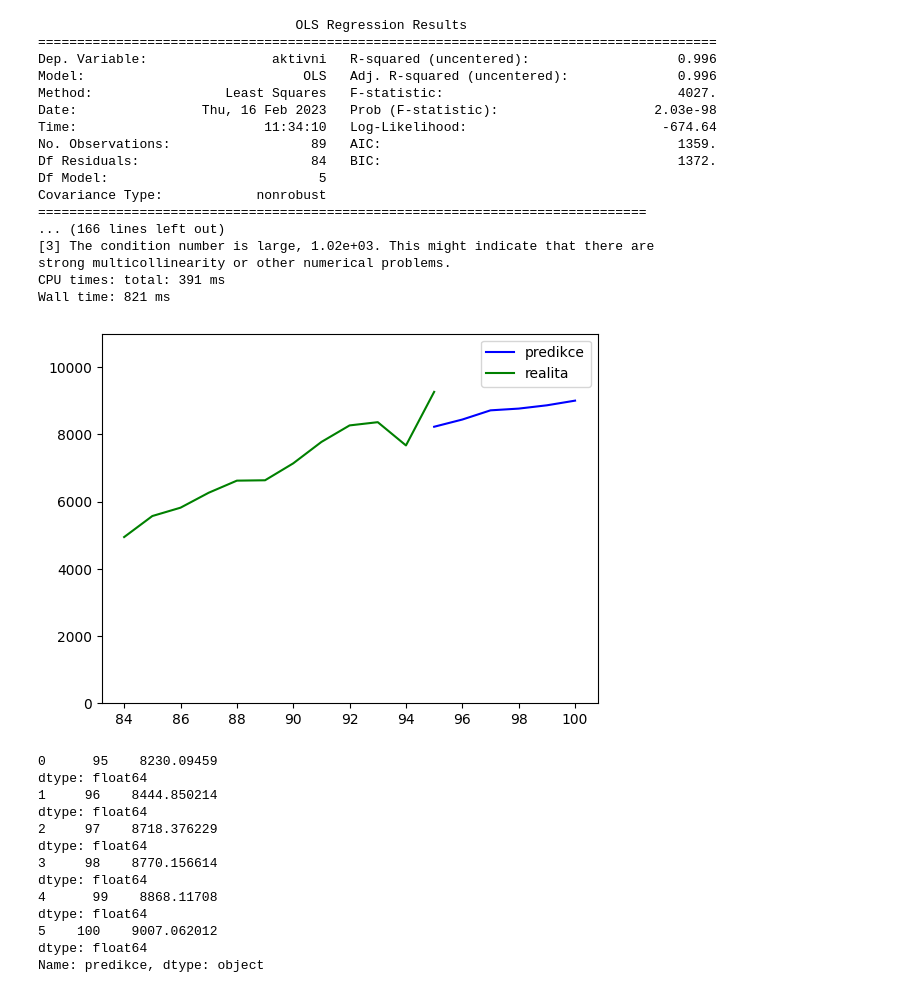
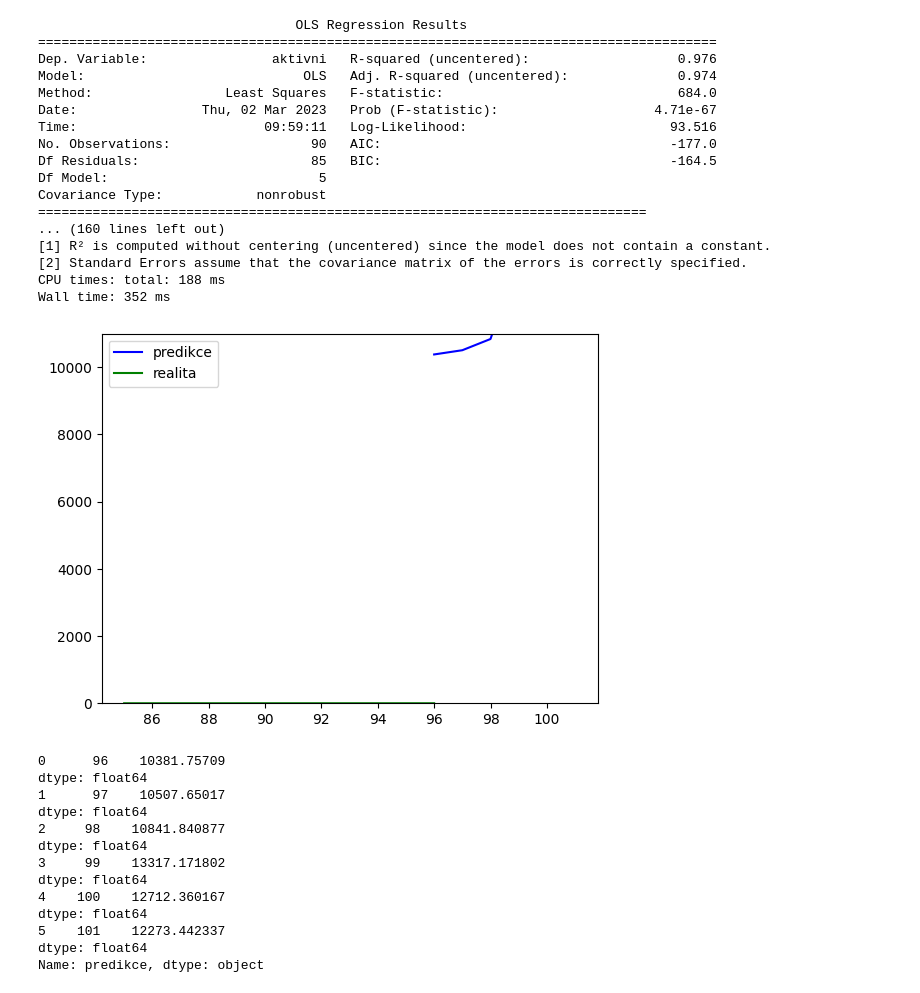
Before and after one commit to HonzaHalik/sws, a Jupyter notebook: code/predictive modeling/funkcni/ols pulrok.ipynb, the cells around one changed output. Cells and saved outputs as stored; diff of their text form; code cells hidden in the pictures.

```diff
--- a/code/predictive modeling/funkcni/ols pulrok.ipynb
+++ b/code/predictive modeling/funkcni/ols pulrok.ipynb
@@ -8,6 +8,8 @@ df = pd.read_excel(fr"C:\Users\halik\OneDrive\development\github\sws\code\predic
 x_new = df
 df = df.drop(df.index[:7])
 df = df.drop(df.index[-12:])
+# normalizovat dataframe
+df=(df-df.min())/(df.max()-df.min())
 repo = ['repo', 'repo-1', 'repo-2', 'repo-3', 'repo-4', 'repo-5', 'repo-6', 'repo-7']
 aktivni = ['aktivni-1', 'aktivni-2', 'aktivni-3', 'aktivni-4', 'aktivni-5', 'aktivni-6', 'aktivni-7']
 nove = ['nove-1', 'nove-2', "nove-3", 'nove-4', 'nove-5', 'nove-6', 'nove-7']
@@ -27,27 +29,31 @@ for i in range(1,7):
 # %% [output]
                                  OLS Regression Results
 =======================================================================================
-Dep. Variable:                aktivni   R-squared (uncentered):                   0.996
-Model:                            OLS   Adj. R-squared (uncentered):              0.996
-Method:                 Least Squares   F-statistic:                              4027.
-Date:                Thu, 16 Feb 2023   Prob (F-statistic):                    2.03e-98
-Time:                        11:34:10   Log-Likelihood:                         -674.64
-No. Observations:                  89   AIC:                                      1359.
-Df Residuals:                      84   BIC:                                      1372.
+Dep. Variable:                aktivni   R-squared (uncentered):                   0.976
+Model:                            OLS   Adj. R-squared (uncentered):              0.974
+Method:                 Least Squares   F-statistic:                              684.0
+Date:                Thu, 02 Mar 2023   Prob (F-statistic):                    4.71e-67
+Time:                        09:59:11   Log-Likelihood:                          93.516
+No. Observations:                  90   AIC:                                     -177.0
+Df Residuals:                      85   BIC:                                     -164.5
 Df Model:                           5
 Covariance Type:            nonrobust
 ==============================================================================
-... (166 lines left out)
-[3] The condition number is large, 1.02e+03. This might indicate that there are
-strong multicollinearity or other numerical problems.
-CPU times: total: 391 ms
-Wall time: 821 ms
+... (160 lines left out)
+[1] R² is computed without centering (uncentered) since the model does not contain a constant.
+[2] Standard Errors assume that the covariance matrix of the errors is correctly specified.
+CPU times: total: 188 ms
+Wall time: 352 ms
 # %%
 import pandas as pd
 import matplotlib.pyplot as plt
 import statsmodels.api as sm
 df = pd.read_excel(fr"C:\Users\halik\OneDrive\development\github\sws\code\predictive modeling\funkcni\funcni data set.xlsx")
+#normalizovat dataframe
+normalized_df=(df-df.min())/(df.max()-df.min())
+# realna data pro graf
 
+# data oro predikce
 repo = ['repo', 'repo-1', 'repo-2', 'repo-3', 'repo-4', 'repo-5', 'repo-6', 'repo-7']
 aktivni = ['aktivni-1', 'aktivni-2', 'aktivni-3', 'aktivni-4', 'aktivni-5', 'aktivni-6', 'aktivni-7']
 nove = ['nove-1', 'nove-2', "nove-3", 'nove-4', 'nove-5', 'nove-6', 'nove-7']
@@ -58,44 +64,44 @@ predictions_list =[]
 predikce = {}
 
 i=0
 for i in range(1,7):
     x_new = df.drop(df.index[:-14+i])
     x_new = x_new.drop(x_new.index[-13+i:])
     datum = x_new['datum']
     model = models[i-1]
     x_new = x_new[["index", "repo-1", aktivni[i-1],nove[i-1], doba[i-1]]]
     #predikce
     y_pred = model.predict(x_new)
     #print(f"\n{i}")
     #print(model.summary())
     #print(y_pred)
     #dict s predikcemi
     prediction_dict = {"index" : x_new["index"],
                         'predikce' :y_pred}
     predictions_list.append(prediction_dict)
 # graf
 rozsah = 12
 
 predictions_df = pd.DataFrame(predictions_list)
 plt.plot(predictions_df['index'],predictions_df["predikce"], color='blue', label='predikce')
 plt.plot(x.index[-rozsah:], y[-rozsah:], color='green', label='realita')
 plt.ylim(0, 11000)
 plt.legend()
 plt.show()
 # tabulka
 display(predictions_df['predikce'])
 # %% [output]
-[figure, old version]
+[figure, new version]
-0      95    8230.09459
+0      96    10381.75709
 dtype: float64
-1     96    8444.850214
+1      97    10507.65017
 dtype: float64
-2     97    8718.376229
+2     98    10841.840877
 dtype: float64
-3     98    8770.156614
+3     99    13317.171802
 dtype: float64
-4      99    8868.11708
+4    100    12712.360167
 dtype: float64
-5    100    9007.062012
+5    101    12273.442337
 dtype: float64
 Name: predikce, dtype: object
```
Also changed, not shown: 13 other files.
